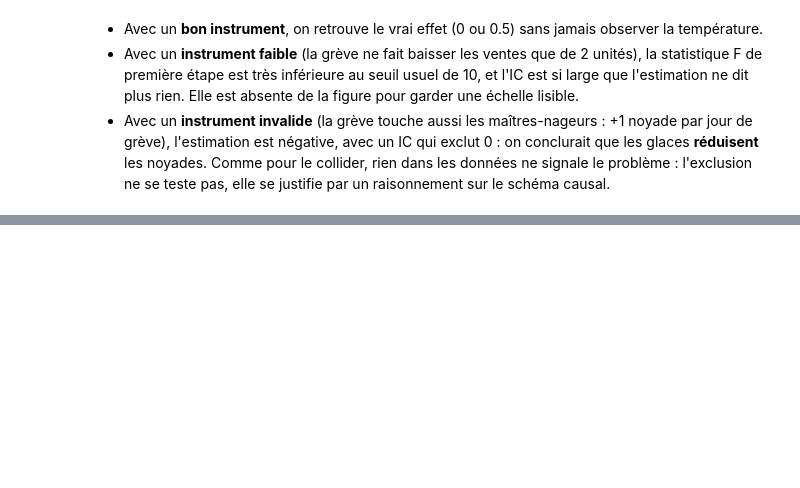
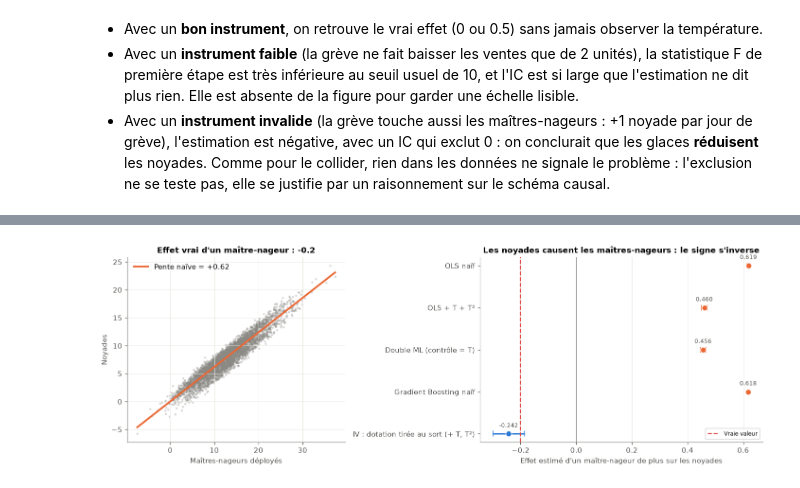
Before and after one commit to maxime2476/correlation-vs-causalite, a Jupyter notebook: notebook.ipynb, the cells around one changed output, grey strips where cells are left out. Drawn from its saved outputs; the diff is of its cells as text; code cells hidden in the pictures; blank space fills up the shorter version.

Commit message:
Ajout de la partie 5 : médiateur et causalité inverse

```diff
--- a/notebook.ipynb
+++ b/notebook.ipynb
@@ -506,0 +541,4 @@ graphiques.figure_estimations(sans_faible(iv_0), sans_faible(iv_05), nom_fichier
+# %%
+df_inverse = simulation.simuler_causalite_inverse()
+inverse = analyse.tableau_causalite_inverse(effet_vrai=-0.2)
+inverse
@@ -506,0 +552,4 @@ graphiques.figure_estimations(sans_faible(iv_0), sans_faible(iv_05), nom_fichier
+# %%
+graphiques.figure_causalite_inverse(df_inverse, inverse);
+# %% [output]
+[figure, added]
```
Also changed, not shown: parts of 8 cells of this notebook, 8 other files.
